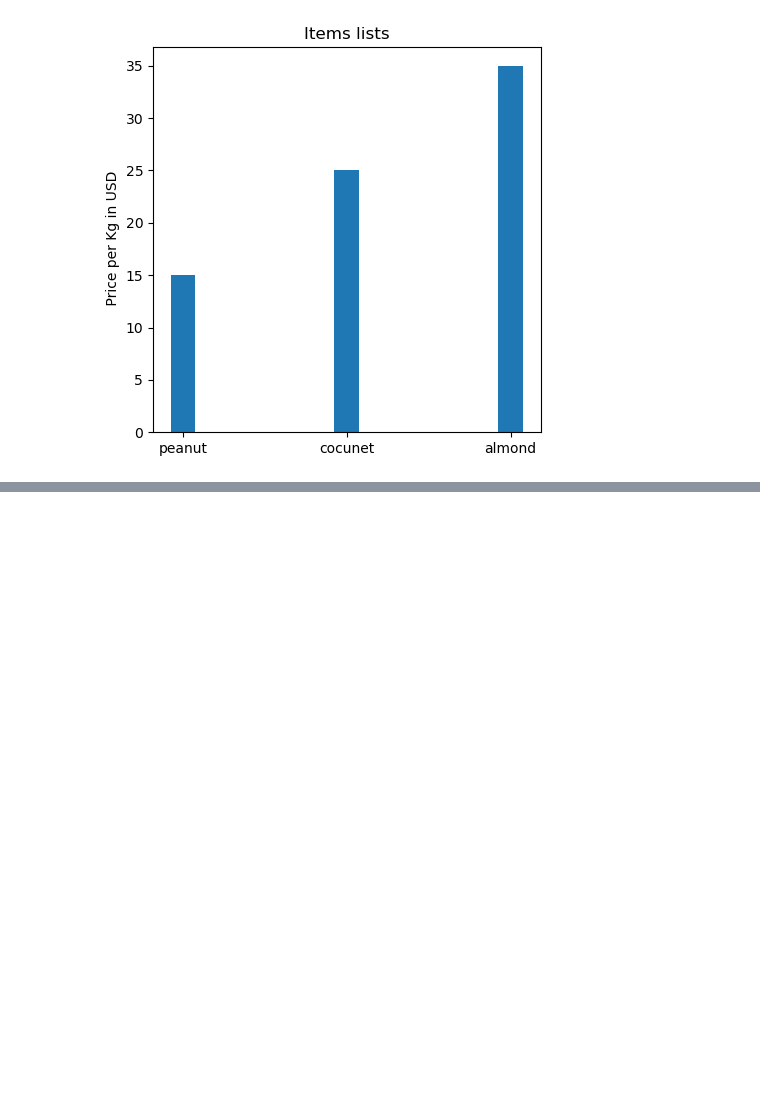
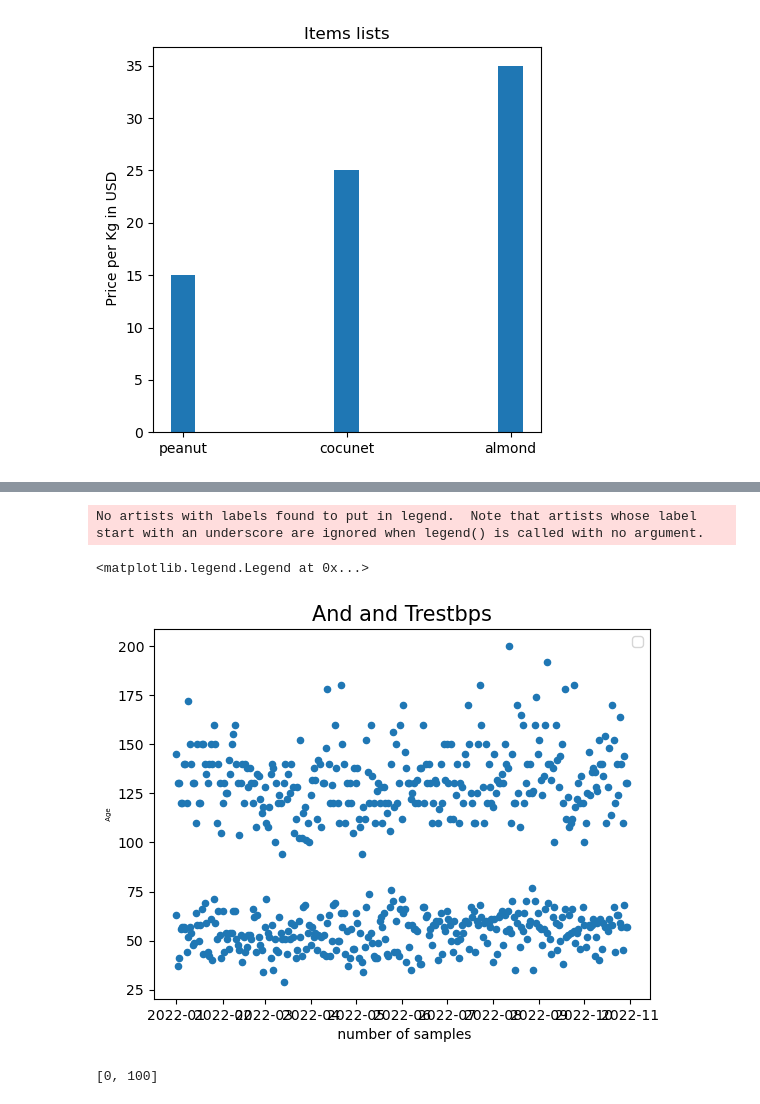
Before and after one commit to safeer-maker/Zero-to-Mastery-in-Machine-Learning, a Jupyter notebook: Matplotlib working.ipynb, the cells around one changed output, grey strips where cells are left out. Drawn from its saved outputs; the diff is of its cells as text; code cells hidden in the pictures; blank space fills up the shorter version.

```diff
--- a/Matplotlib working.ipynb
+++ b/Matplotlib working.ipynb
@@ -134,0 +187,3 @@ array([230., 270.])
+# %%
+heart_dis['date'] = pd.date_range('1/1/2022', periods= len (heart_dis))
+heart_dis
@@ -134,0 +204,16 @@ array([230., 270.])
+# %%
+heart_dis.plot.scatter ( y = ['age','trestbps'], x =['date','date'] );
+#heart_dis.plot (kind = 'line', y = 'trestbps', );
+
+plt.xlabel(" number of samples")
+plt.ylabel(" Age ", size = 5)
+plt.title ("And and Trestbps", size = 15)
+plt.legend()
+# %% [output]
+No artists with labels found to put in legend.  Note that artists whose label start with an underscore are ignored when legend() is called with no argument.
+<matplotlib.legend.Legend at 0x...>
+[figure, added]
+# %%
+list( (0,100))
+# %% [output]
+[0, 100]
```
Also changed, not shown: parts of 20 cells of this notebook.
